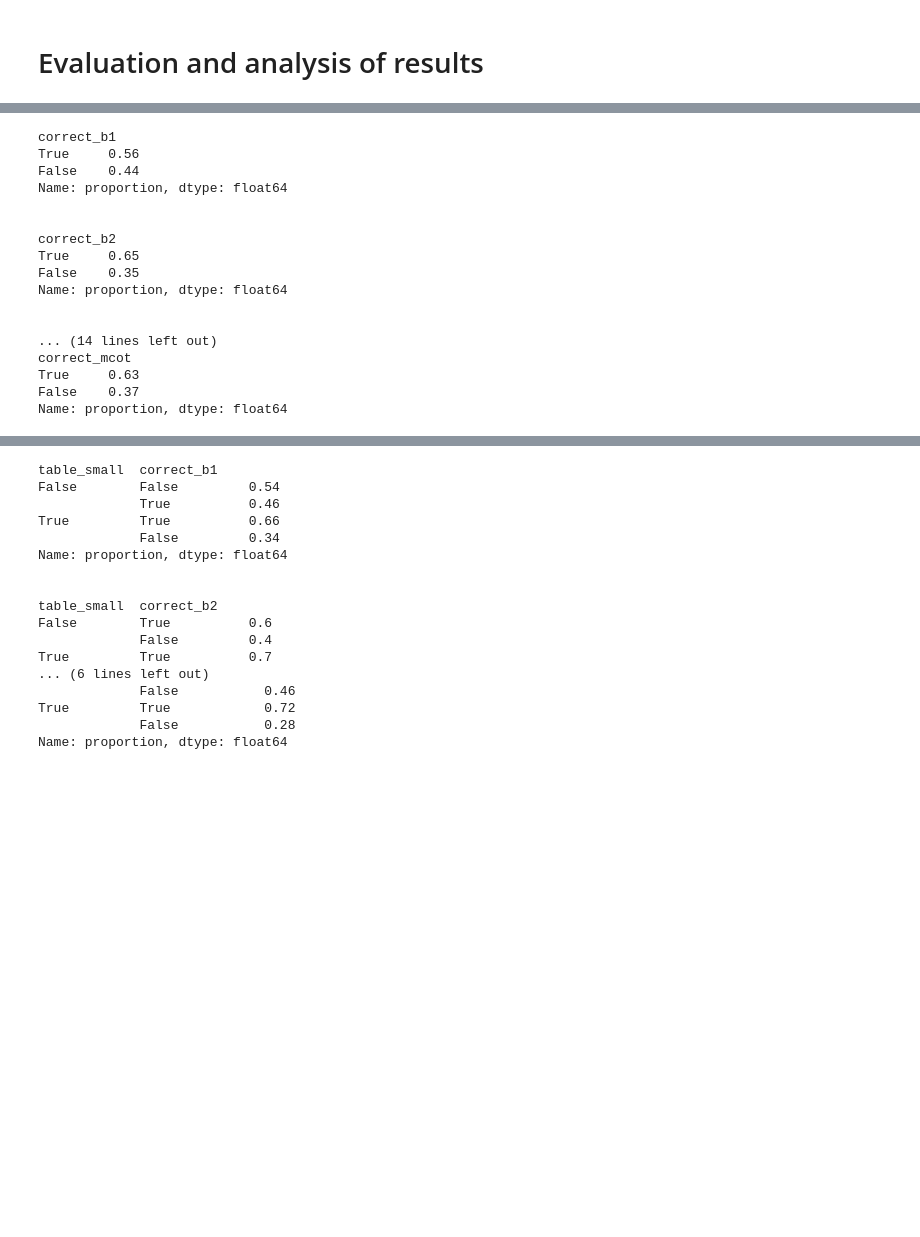
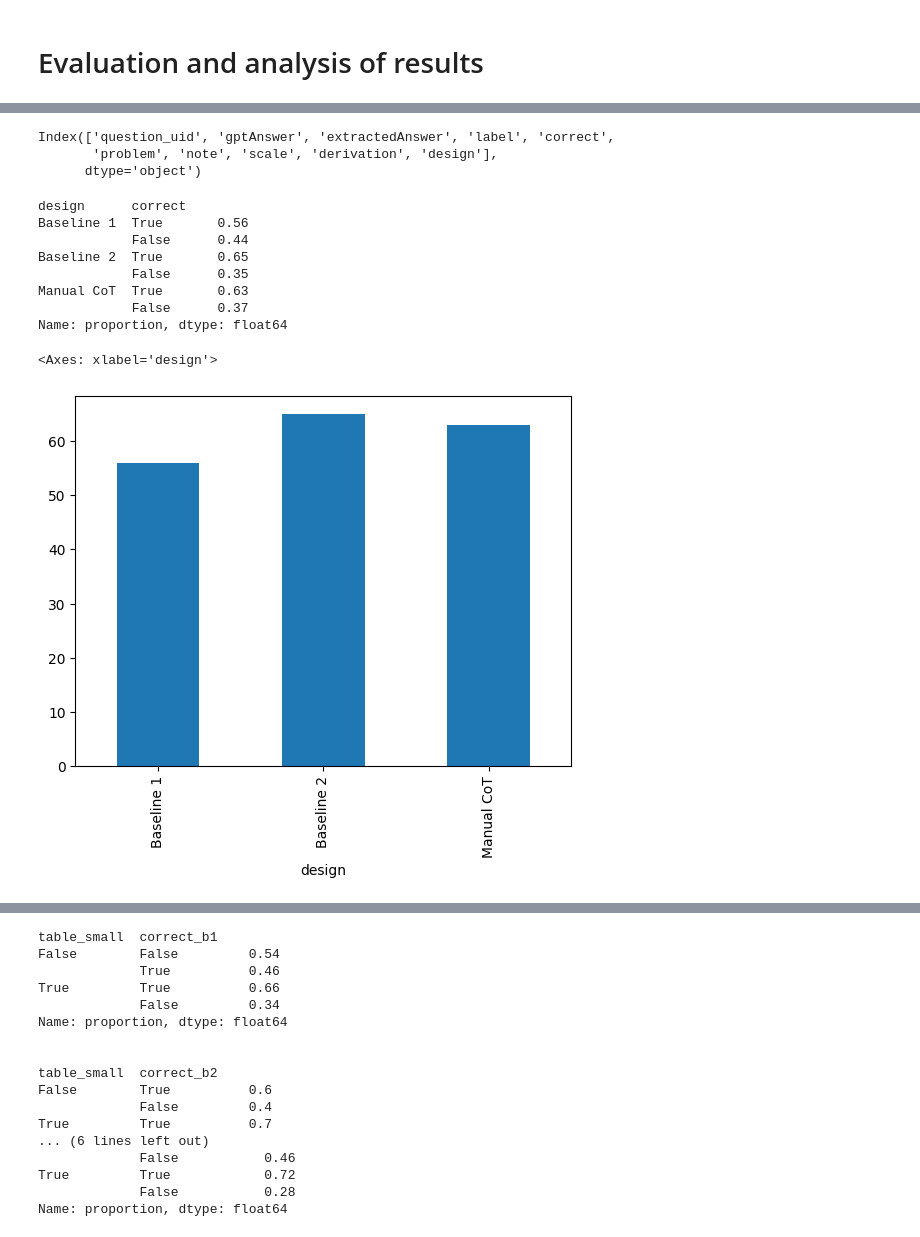
Before and after one commit to schlueter-m/llmSeminar, a Jupyter notebook: results_analysis.ipynb, the cells around one changed output, grey strips where cells are left out. Cells and saved outputs as stored; diff of their text form; code cells hidden in the pictures; blank space fills up the shorter version.

```diff
--- a/results_analysis.ipynb
+++ b/results_analysis.ipynb
@@ -18,26 +15,33 @@ results_mcot = pd.read_excel("/home/maria/STUDIUM/Master/5.Semester/Seminar/llmS
 # %%
 # concat evaluation of results to metadata df
 results_df = pd.concat([question_data, pd.Series(list(results_b1["correct"]), name='correct_b1'), pd.Series(list(results_b2["correct"]), name='correct_b2'), pd.Series(list(results_mcot["correct"]), name='correct_mcot')], axis=1)
+# %%
+results_b1["design"] = "Baseline 1"
+results_b2["design"] = "Baseline 2"
+results_mcot["design"] = "Manual CoT"
+results_df_long = pd.concat([results_b1, results_b2, results_mcot])
+results_df_long.columns
+# %% [output]
+Index(['question_uid', 'gptAnswer', 'extractedAnswer', 'label', 'correct',
+       'problem', 'note', 'scale', 'derivation', 'design'],
+      dtype='object')
+# %%
+results_df = pd.merge(results_df_long, question_data, on='question_uid', how='outer')
 # %%
 # percentage of correct/false answers
-for i in ["correct_b1", "correct_b2", "correct_mcot"]:
-    print(results_df[i].value_counts(normalize=True))
-    print("\n")
+
+print(results_df.groupby(["design"])["correct"].value_counts(normalize=True))
 # %% [output]
-correct_b1
-True     0.56
-False    0.44
+design      correct
+Baseline 1  True       0.56
+            False      0.44
+Baseline 2  True       0.65
+            False      0.35
+Manual CoT  True       0.63
+            False      0.37
 Name: proportion, dtype: float64
-
-
-correct_b2
-True     0.65
-False    0.35
-Name: proportion, dtype: float64
-
-
-... (14 lines left out)
-correct_mcot
-True     0.63
-False    0.37
-Name: proportion, dtype: float64
+# %%
+results_df[results_df.correct == True].groupby(['design']).size().plot(kind = "bar")
+# %% [output]
+<Axes: xlabel='design'>
+[figure, added]
```
Also changed, not shown: parts of 6 cells of this notebook, 3 other files.
